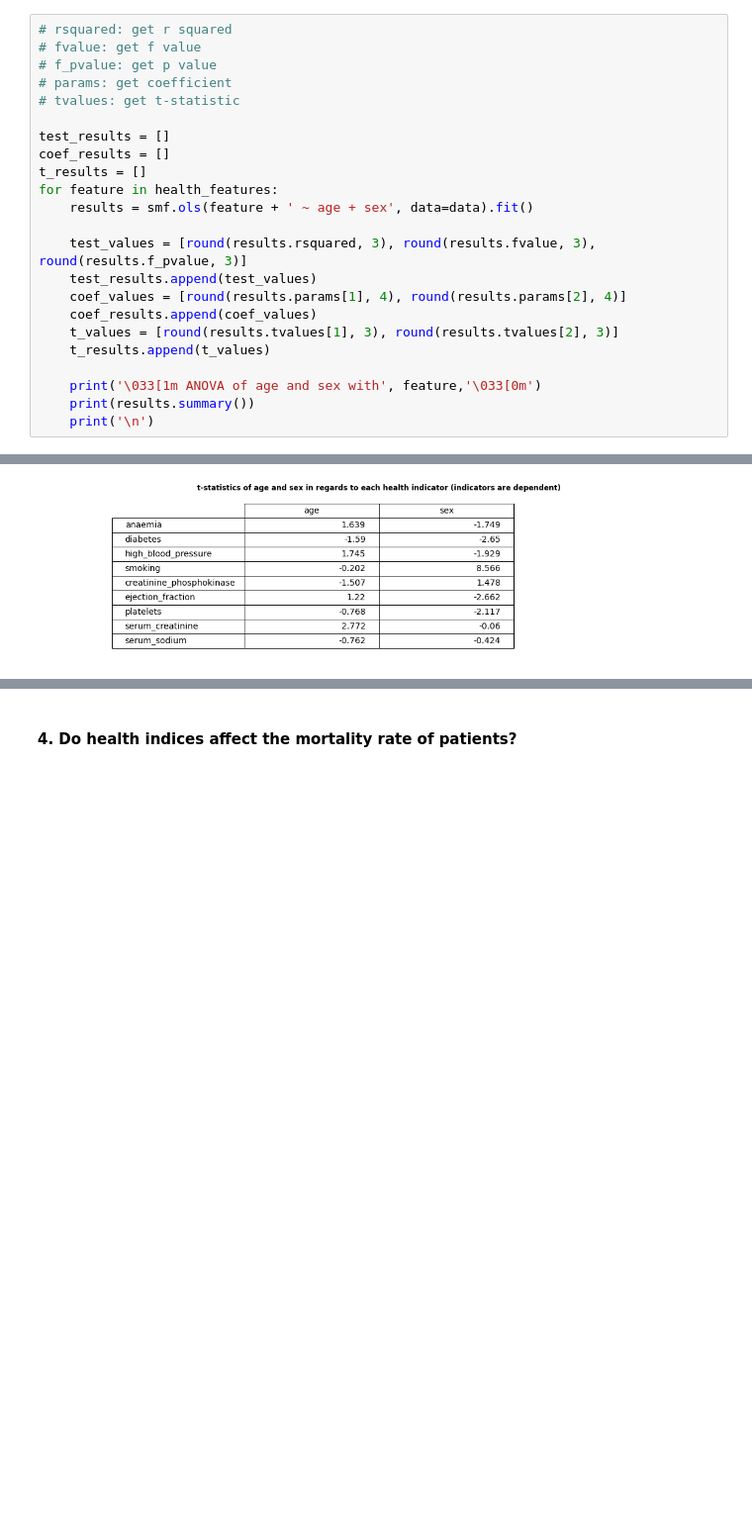
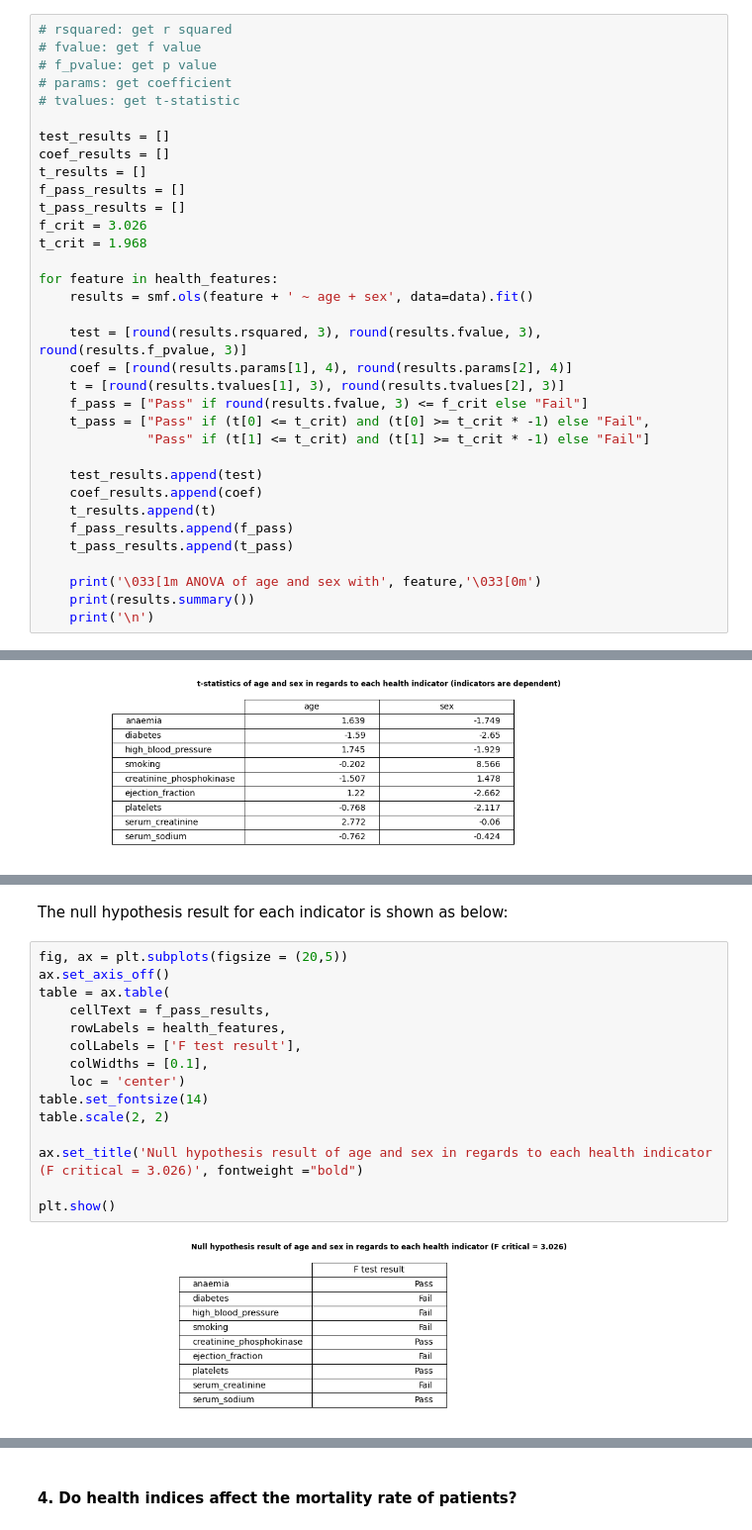
Before and after one commit to tminhquang00/EEET2485-heart-failure-prediction, a Jupyter notebook: health-failure-detection - Tam.ipynb, the cells around one changed output, grey strips where cells are left out. Shown at 99% size. Saved outputs shown, nothing was run; the diff lists cells and outputs as text; blank space fills up the shorter version.

```diff
--- a/health-failure-detection - Tam.ipynb
+++ b/health-failure-detection - Tam.ipynb
@@ -35,15 +46,26 @@ health_features = ['anaemia', 'diabetes', 'high_blood_pressure', 'smoking', 'cre
 test_results = []
 coef_results = []
 t_results = []
+f_pass_results = []
+t_pass_results = []
+f_crit = 3.026
+t_crit = 1.968
+
 for feature in health_features:
     results = smf.ols(feature + ' ~ age + sex', data=data).fit()
 
-    test_values = [round(results.rsquared, 3), round(results.fvalue, 3), round(results.f_pvalue, 3)]
-    test_results.append(test_values)
-    coef_values = [round(results.params[1], 4), round(results.params[2], 4)]
-    coef_results.append(coef_values)
-    t_values = [round(results.tvalues[1], 3), round(results.tvalues[2], 3)]
-    t_results.append(t_values)
+    test = [round(results.rsquared, 3), round(results.fvalue, 3), round(results.f_pvalue, 3)]
+    coef = [round(results.params[1], 4), round(results.params[2], 4)]
+    t = [round(results.tvalues[1], 3), round(results.tvalues[2], 3)]
+    f_pass = ["Pass" if round(results.fvalue, 3) <= f_crit else "Fail"]
+    t_pass = ["Pass" if (t[0] <= t_crit) and (t[0] >= t_crit * -1) else "Fail",
+              "Pass" if (t[1] <= t_crit) and (t[1] >= t_crit * -1) else "Fail"]
+
+    test_results.append(test)
+    coef_results.append(coef)
+    t_results.append(t)
+    f_pass_results.append(f_pass)
+    t_pass_results.append(t_pass)
 
     print('\033[1m ANOVA of age and sex with', feature,'\033[0m')
     print(results.summary())
@@ -121,0 +154,19 @@ plt.show()
+# %% [markdown]
+The null hypothesis result for each indicator is shown as below:
+# %%
+fig, ax = plt.subplots(figsize = (20,5))
+ax.set_axis_off()
+table = ax.table(
+    cellText = f_pass_results,
+    rowLabels = health_features,
+    colLabels = ['F test result'],
+    colWidths = [0.1],
+    loc = 'center')
+table.set_fontsize(14)
+table.scale(2, 2)
+
+ax.set_title('Null hypothesis result of age and sex in regards to each health indicator (F critical = 3.026)', fontweight ="bold")
+
+plt.show()
+# %% [output]
+[figure, added]
```
Also changed, not shown: parts of 15 cells of this notebook.
